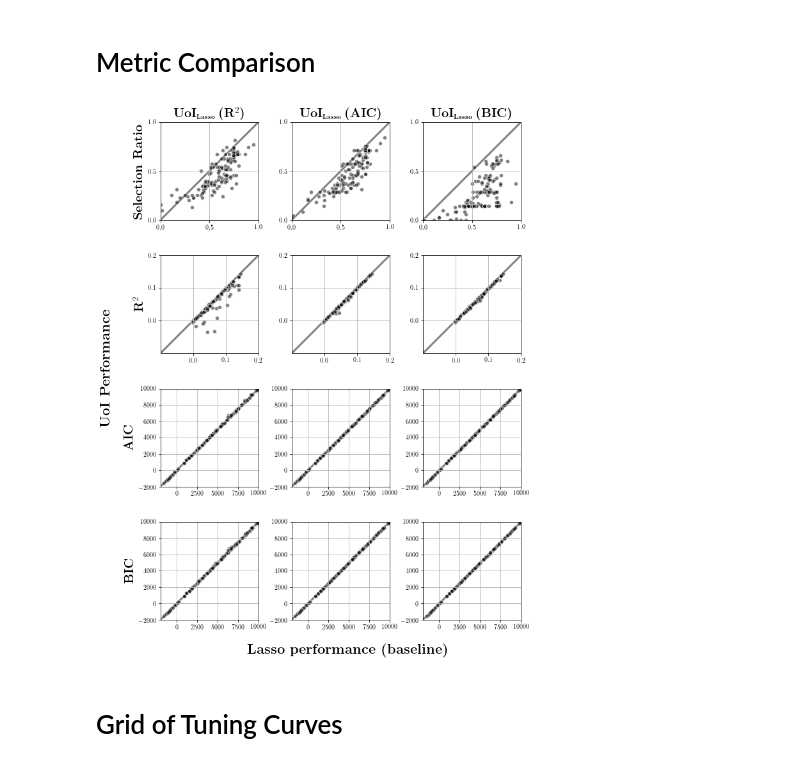
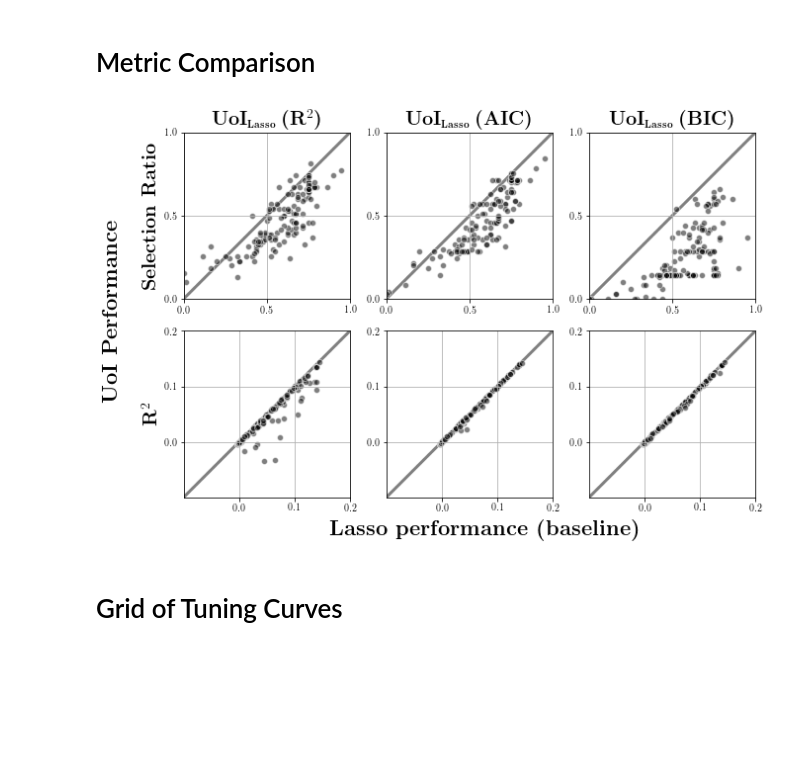
Before and after one commit to BouchardLab/neuroinference, a Jupyter notebook: notebooks/tuning/ecog_tuning_analysis.ipynb, the cells around one changed output. Saved outputs shown, nothing was run; the diff lists cells and outputs as text; code cells hidden in the pictures; blank space fills up the shorter version.

```diff
--- a/notebooks/tuning/ecog_tuning_analysis.ipynb
+++ b/notebooks/tuning/ecog_tuning_analysis.ipynb
@@ -29,7 +29,7 @@ algorithms = [fits['uoi_lasso_r2'], fits['uoi_lasso_aic'], fits['uoi_lasso_bic']
 # %%
 fig, axes = plot_metric_summary(baseline_group=baseline,
                                 fits_groups=algorithms,
-                                metrics=['selection_ratio', 'r2', 'AIC', 'BIC'])
+                                metrics=['selection_ratio', 'r2'])
 
 # additional customization
 
@@ -61,63 +61,37 @@ for idx in range(3):
     ax.set_yticks([0.0, 0.1, 0.2])
     ax.grid('on')
 
-# third row: AIC
-for idx in range(3):
-    ax = axes[2, idx]
-    ax.set_xlim([-2000, 10000])
-    ax.set_ylim(ax.get_xlim())
-    ax.plot(ax.get_xlim(), ax.get_xlim(),
-            color='gray',
-            linewidth=3,
-            zorder=-1)
-    ax.set_aspect('equal')
-    ax.grid('on')
-
-# third row: BIC
-for idx in range(3):
-    ax = axes[3, idx]
-    ax.set_xlim([-2000, 10000])
-    ax.set_ylim(ax.get_xlim())
-    ax.plot(ax.get_xlim(), ax.get_xlim(),
-            color='gray',
-            linewidth=3,
-            zorder=-1)
-    ax.set_aspect('equal')
-    ax.grid('on')
-
 for ax in axes.ravel():
     ax.tick_params(labelsize=10)
 
 axes[0, 0].set_ylabel(r'\textbf{Selection Ratio}', fontsize=20)
 axes[1, 0].set_ylabel(r'$\mathbf{R}^2$', fontsize=20)
-axes[2, 0].set_ylabel(r'\textbf{AIC}', fontsize=20)
-axes[3, 0].set_ylabel(r'\textbf{BIC}', fontsize=20)
 
 axes[0, 0].set_title(r'\textbf{UoI}$_{\normalsize\textbf{Lasso}}$ \textbf{(}$\mathbf{R}^2$\textbf{)}',
                      fontsize=20)
 axes[0, 1].set_title(r'\textbf{UoI}$_{\normalsize\textbf{Lasso}}$ \textbf{(AIC)}',
                      fontsize=20)
 axes[0, 2].set_title(r'\textbf{UoI}$_{\normalsize\textbf{Lasso}}$ \textbf{(BIC)}',
                      fontsize=20)
 fig.text(
     x=0.55, y=-0.01,
     s=r'\textbf{Lasso performance (baseline)}',
     fontsize=22,
     horizontalalignment='center',
     verticalalignment='center')
 
 fig.text(
     x=-0.03, y=0.5,
     s=r'\textbf{UoI Performance}',
     fontsize=22,
     rotation=90,
     horizontalalignment='center',
     verticalalignment='center')
 
 plt.tight_layout()
 #plt.savefig('ecog_tuning_metric_summary.pdf', bbox_inches='tight')
 # %% [output]
-[figure, old version]
+[figure, new version]
 # %% [markdown]
 # Grid of Tuning Curves
 # %%
```
Also changed, not shown: 2 other files.
